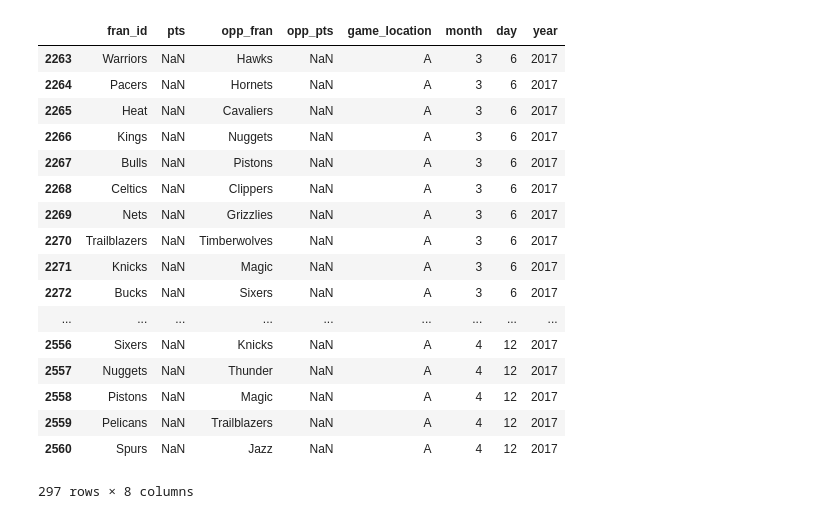
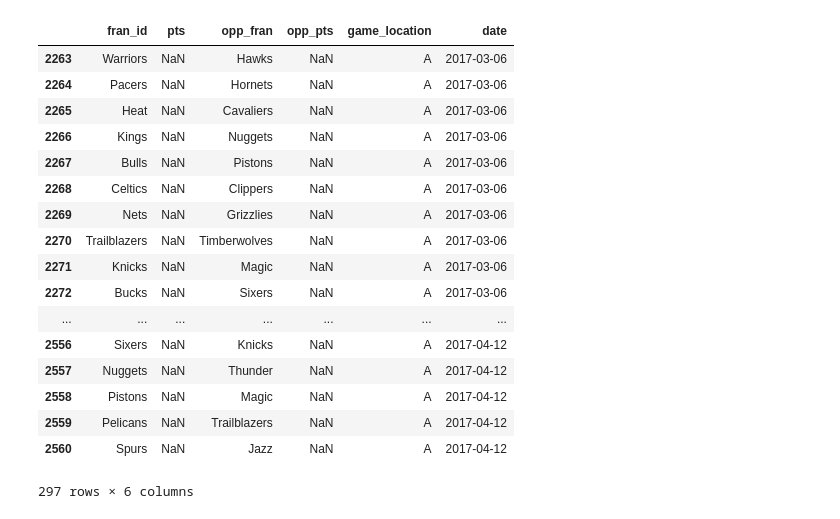
Before and after one commit to a-morr/nbacme, a Jupyter notebook: Scraping/make_history.ipynb, the cells around one changed output. Drawn from its saved outputs; the diff is of its cells as text; code cells hidden in the pictures.

Commit message:
Added datetime objects

```diff
--- a/Scraping/make_history.ipynb
+++ b/Scraping/make_history.ipynb
@@ -4,43 +4,44 @@ import pandas as pd
 # %%
 ## Future games pull out
 recent = pd.read_csv('../data/recent_data.csv')
 recent = recent[recent['PTS'] != recent['PTS']]
 
 # Make it look like historical data
 recent['fran_id'] = recent['Visitor/Neutral'].str.split().str[-1]
 recent['opp_fran'] = recent['Home/Neutral'].str.split().str[-1]
 fn = {'76ers':'Sixers', 'Blazers':'Trailblazers'}
 recent['fran_id'].replace(fn, inplace=True)
 recent['opp_fran'].replace(fn, inplace=True)
 recent['pts'] = recent['PTS']
 recent['opp_pts'] = recent['PTS.1']
 recent['game_location'] = 'A'
 
 # Parse dates
-recent['day'] = recent['Date'].str.split().str[2].str[:-1]
+recent['day'] = recent['Date'].str.split().str[2].str[:-1].astype(int)
 recent['month'] = recent['Date'].str.split().str[1]
-recent['year'] = recent['Date'].str.split().str[-1]
+recent['year'] = recent['Date'].str.split().str[-1].astype(int)
 months = {'Jan' : 1,'Feb' : 2,'Mar' : 3,'Apr' : 4,'May' : 5,'Jun' : 6,'Jul' : 7,'Aug' : 8,'Sep' : 9,'Oct' : 10,'Nov' : 11,'Dec' : 12}
-recent['month'].replace(months,inplace=True)
-recent = recent[['fran_id','pts','opp_fran','opp_pts','game_location','month','day','year']]
+recent['month'] = recent['month'].replace(months).astype(int)
+recent['date'] = pd.to_datetime(recent.year*10000+recent.month*100+recent.day,format='%Y%m%d')
+recent = recent[['fran_id','pts','opp_fran','opp_pts','game_location','date']]
 recent
 # %% [output]
-|  | fran_id | pts | opp_fran | opp_pts | game_location | month | day | year |
-| 2263 | Warriors | NaN | Hawks | NaN | A | 3 | 6 | 2017 |
-| 2264 | Pacers | NaN | Hornets | NaN | A | 3 | 6 | 2017 |
-| 2265 | Heat | NaN | Cavaliers | NaN | A | 3 | 6 | 2017 |
-| 2266 | Kings | NaN | Nuggets | NaN | A | 3 | 6 | 2017 |
-| 2267 | Bulls | NaN | Pistons | NaN | A | 3 | 6 | 2017 |
-| 2268 | Celtics | NaN | Clippers | NaN | A | 3 | 6 | 2017 |
-| 2269 | Nets | NaN | Grizzlies | NaN | A | 3 | 6 | 2017 |
-| 2270 | Trailblazers | NaN | Timberwolves | NaN | A | 3 | 6 | 2017 |
-| 2271 | Knicks | NaN | Magic | NaN | A | 3 | 6 | 2017 |
-| 2272 | Bucks | NaN | Sixers | NaN | A | 3 | 6 | 2017 |
-| ... | ... | ... | ... | ... | ... | ... | ... | ... |
-| 2556 | Sixers | NaN | Knicks | NaN | A | 4 | 12 | 2017 |
-| 2557 | Nuggets | NaN | Thunder | NaN | A | 4 | 12 | 2017 |
-| 2558 | Pistons | NaN | Magic | NaN | A | 4 | 12 | 2017 |
-| 2559 | Pelicans | NaN | Trailblazers | NaN | A | 4 | 12 | 2017 |
-| 2560 | Spurs | NaN | Jazz | NaN | A | 4 | 12 | 2017 |
+|  | fran_id | pts | opp_fran | opp_pts | game_location | date |
+| 2263 | Warriors | NaN | Hawks | NaN | A | 2017-03-06 |
+| 2264 | Pacers | NaN | Hornets | NaN | A | 2017-03-06 |
+| 2265 | Heat | NaN | Cavaliers | NaN | A | 2017-03-06 |
+| 2266 | Kings | NaN | Nuggets | NaN | A | 2017-03-06 |
+| 2267 | Bulls | NaN | Pistons | NaN | A | 2017-03-06 |
+| 2268 | Celtics | NaN | Clippers | NaN | A | 2017-03-06 |
+| 2269 | Nets | NaN | Grizzlies | NaN | A | 2017-03-06 |
+| 2270 | Trailblazers | NaN | Timberwolves | NaN | A | 2017-03-06 |
+| 2271 | Knicks | NaN | Magic | NaN | A | 2017-03-06 |
+| 2272 | Bucks | NaN | Sixers | NaN | A | 2017-03-06 |
+| ... | ... | ... | ... | ... | ... | ... |
+| 2556 | Sixers | NaN | Knicks | NaN | A | 2017-04-12 |
+| 2557 | Nuggets | NaN | Thunder | NaN | A | 2017-04-12 |
+| 2558 | Pistons | NaN | Magic | NaN | A | 2017-04-12 |
+| 2559 | Pelicans | NaN | Trailblazers | NaN | A | 2017-04-12 |
+| 2560 | Spurs | NaN | Jazz | NaN | A | 2017-04-12 |
-297 rows × 8 columns
+297 rows × 6 columns
 # %%
```
Also changed, not shown: parts of 5 cells of this notebook, 2 other files.
